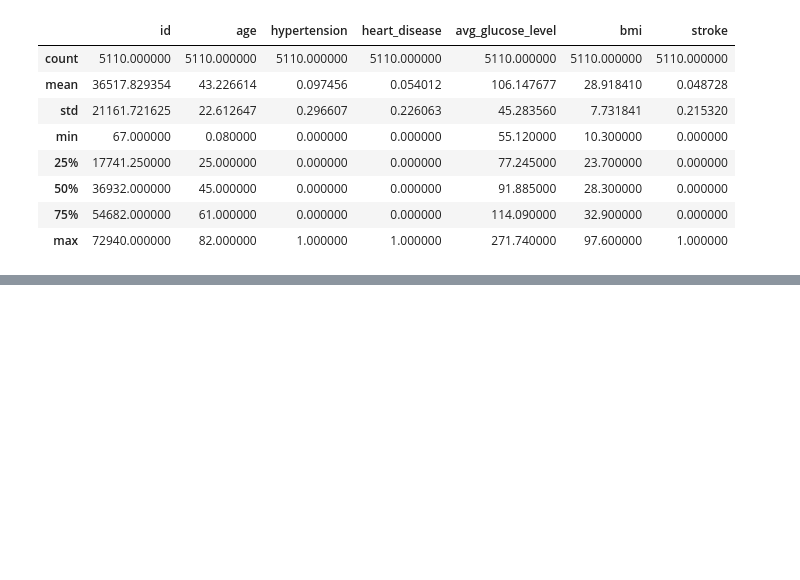
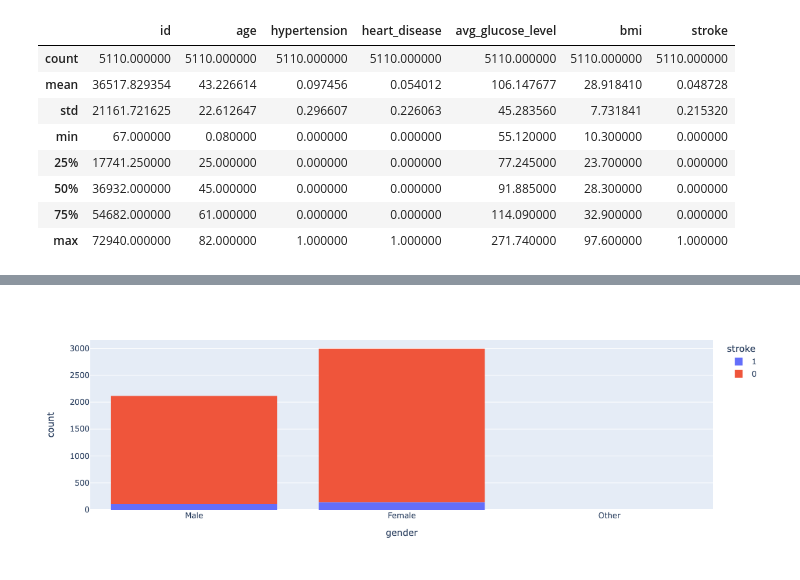
Before and after one commit to AkshayHanchate/Stroke_Prediction, a Jupyter notebook: Stroke_prediction.ipynb, the cells around one changed output, grey strips where cells are left out. Saved outputs shown, nothing was run; the diff lists cells and outputs as text; code cells hidden in the pictures; blank space fills up the shorter version.

```diff
--- a/Stroke_prediction.ipynb
+++ b/Stroke_prediction.ipynb
@@ -143,0 +190,4 @@ df.describe()
+# %%
+px.histogram(df, x="gender", color="stroke",width=300, height=400).show()
+# %% [output]
+[figure, added]
```
Also changed, not shown: parts of 32 cells of this notebook.
